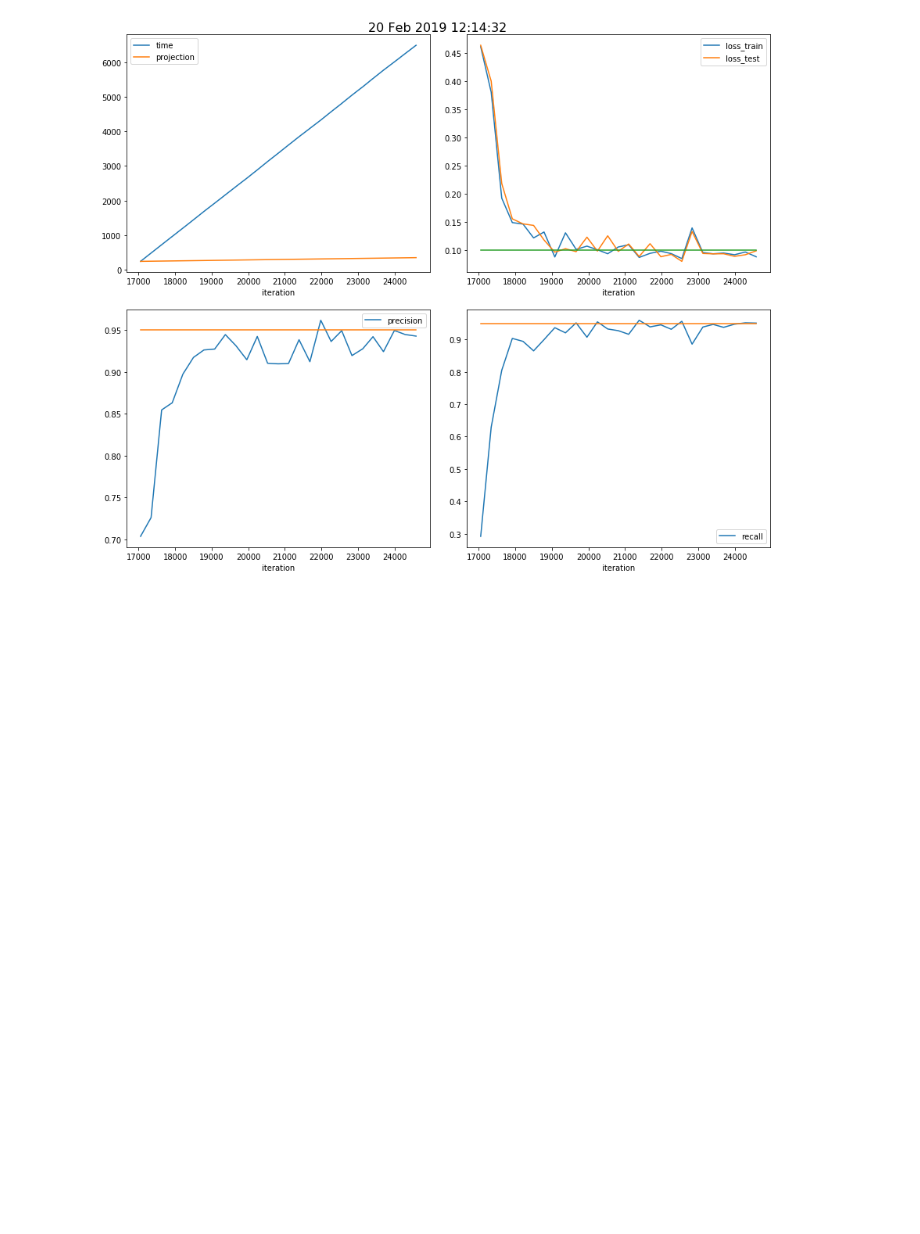
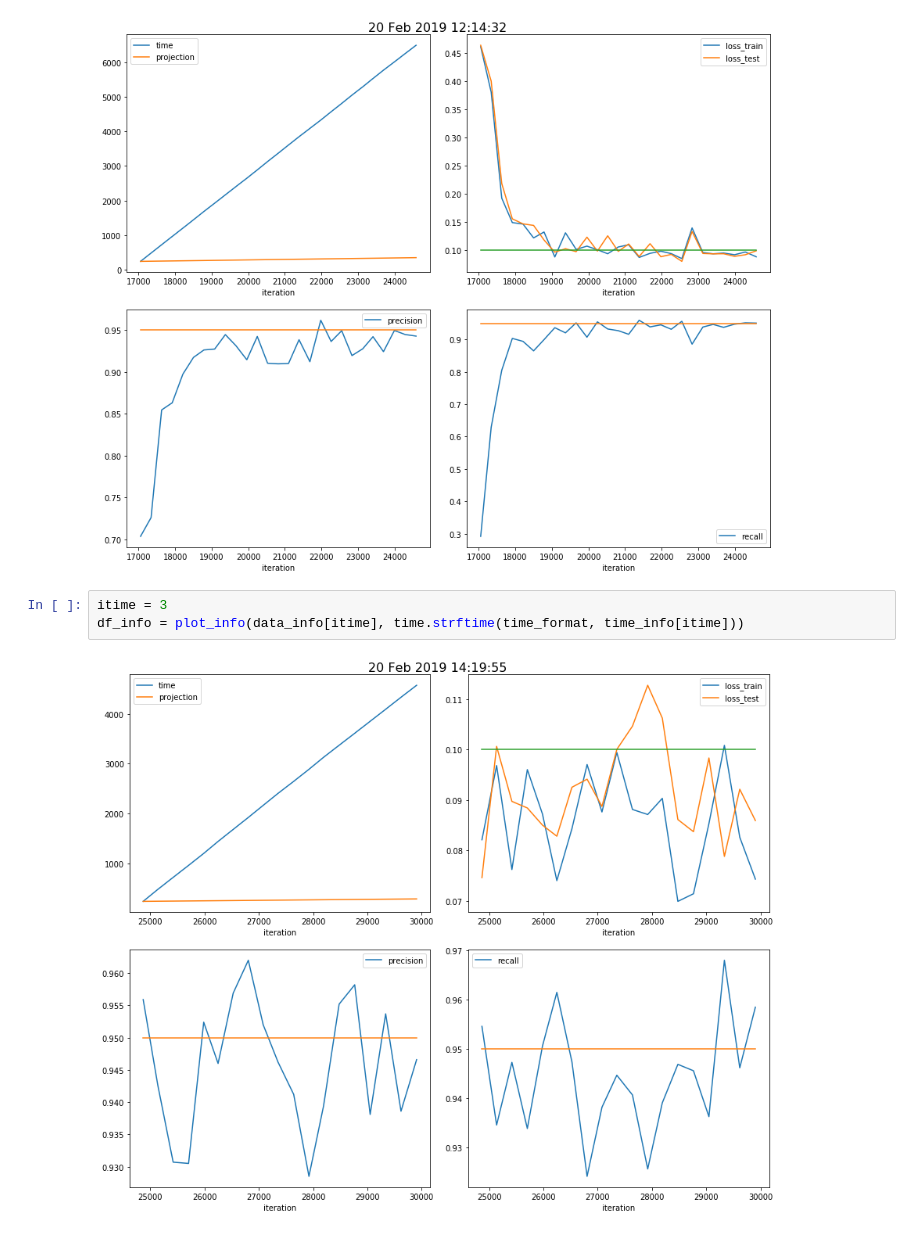
Before and after one commit to xju2/heptrkx-gnn-tracking, a Jupyter notebook: notebooks/ReadNXGraphLog.ipynb, the cells around one changed output. Cells and saved outputs as stored; diff of their text form; blank space fills up the shorter version.

```diff
--- a/notebooks/ReadNXGraphLog.ipynb
+++ b/notebooks/ReadNXGraphLog.ipynb
@@ -100,3 +100,8 @@ itime = 2
 df_info = plot_info(data_info[itime], time.strftime(time_format, time_info[itime]))
 # %% [output]
 [figure]
+# %%
+itime = 3
+df_info = plot_info(data_info[itime], time.strftime(time_format, time_info[itime]))
+# %% [output]
+[figure, added]
```
Also changed, not shown: 3 other files.
